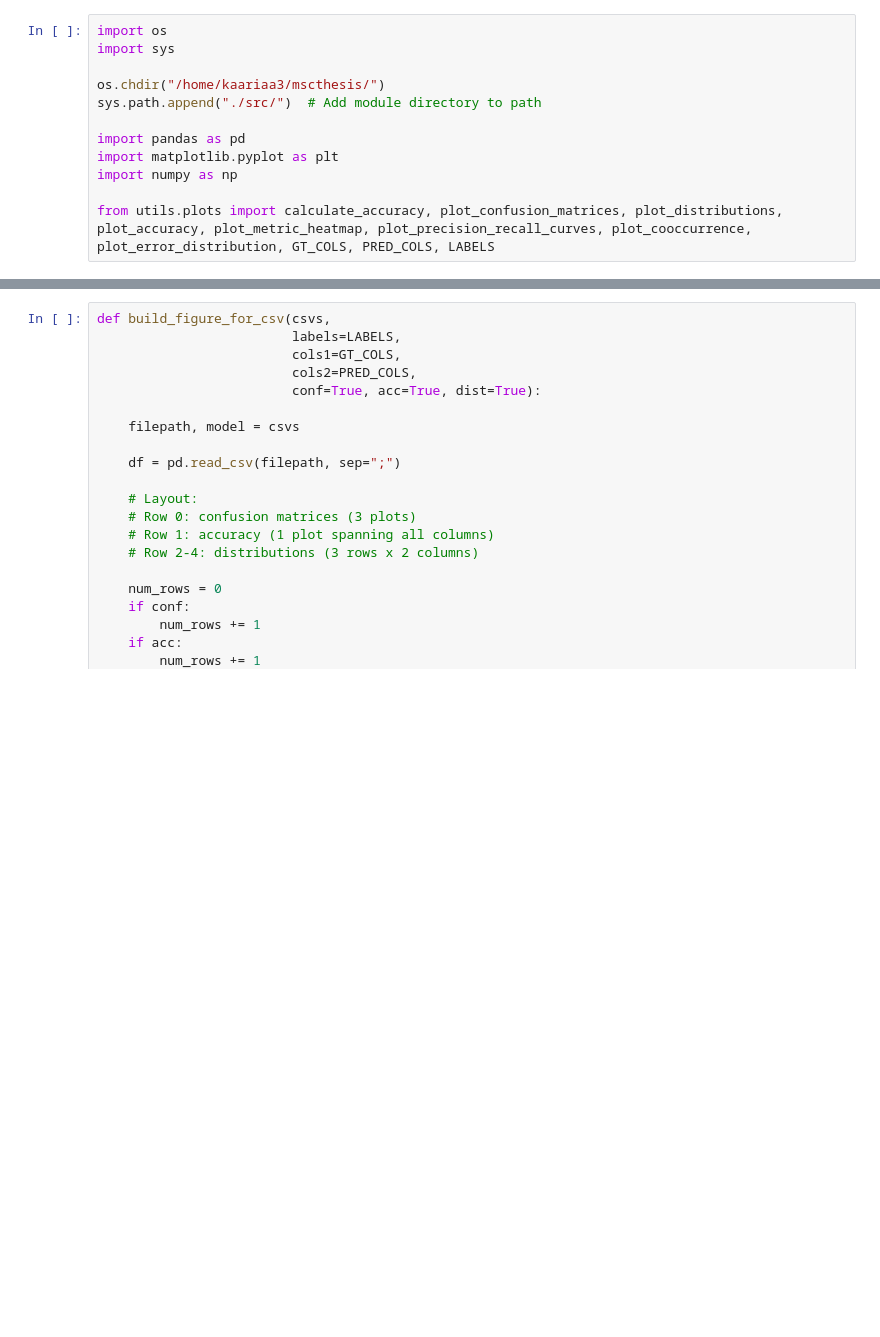
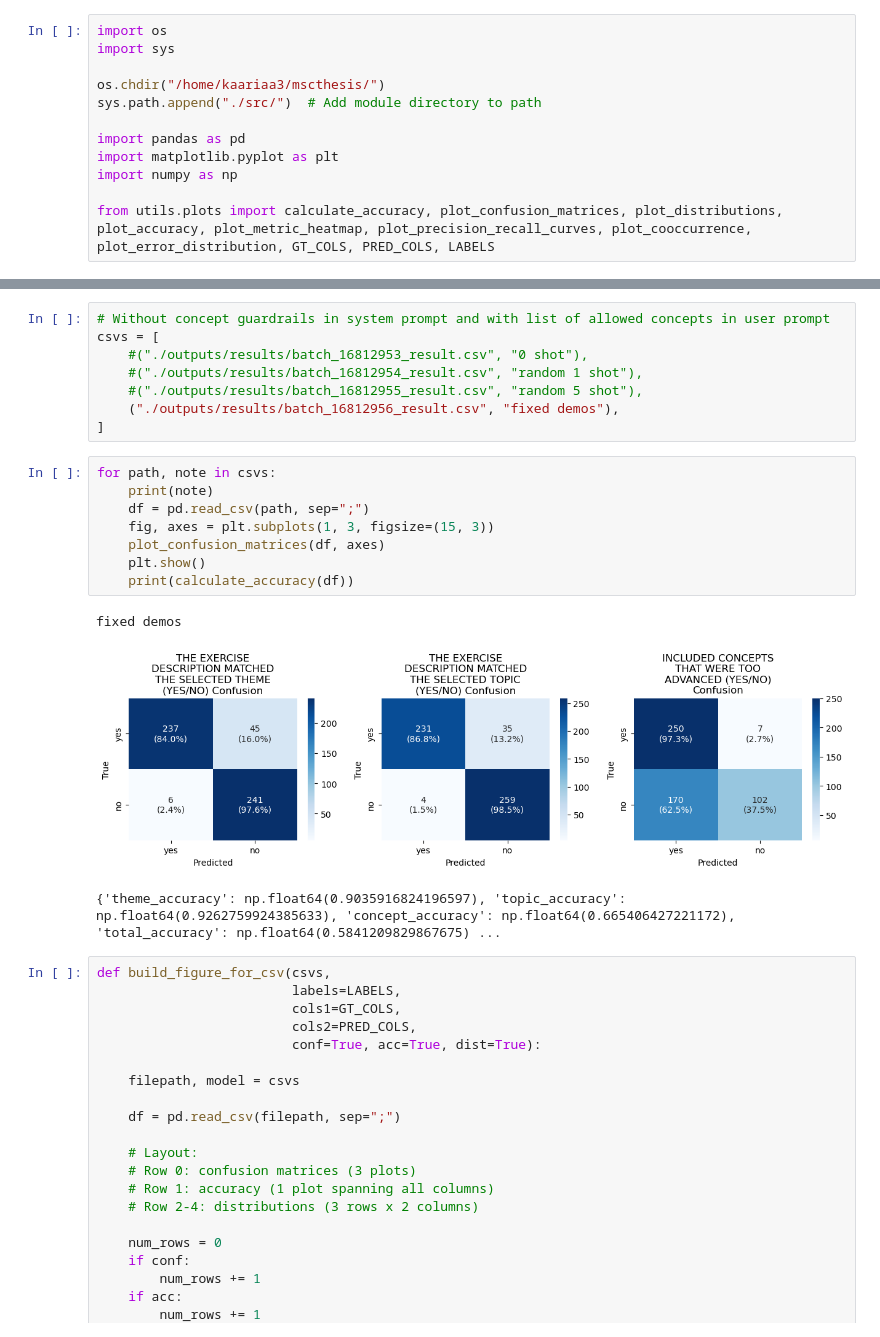
Before and after one commit to AleksiKaa/mscthesis, a Jupyter notebook: src/notebooks/results/compare_results.ipynb, the cells around one changed output, grey strips where cells are left out. Cells and saved outputs as stored; diff of their text form; blank space fills up the shorter version.

```diff
--- a/src/notebooks/results/compare_results.ipynb
+++ b/src/notebooks/results/compare_results.ipynb
@@ -64,3 +56,23 @@ plt.show()
+# %%
+# Without concept guardrails in system prompt and with list of allowed concepts in user prompt
+csvs = [
+    #("./outputs/results/batch_16812953_result.csv", "0 shot"),
+    #("./outputs/results/batch_16812954_result.csv", "random 1 shot"),
+    #("./outputs/results/batch_16812955_result.csv", "random 5 shot"),
+    ("./outputs/results/batch_16812956_result.csv", "fixed demos"),
+]
+# %%
+for path, note in csvs:
+    print(note)
+    df = pd.read_csv(path, sep=";")
+    fig, axes = plt.subplots(1, 3, figsize=(15, 3))
+    plot_confusion_matrices(df, axes)
+    plt.show()
+    print(calculate_accuracy(df))
+# %% [output]
+fixed demos
+[figure, added]
+{'theme_accuracy': np.float64(0.9035916824196597), 'topic_accuracy': np.float64(0.9262759924385633), 'concept_accuracy': np.float64(0.665406427221172), 'total_accuracy': np.float64(0.5841209829867675) ...
 # %%
 def build_figure_for_csv(csvs,
                          labels=LABELS,
```
Also changed, not shown: parts of 7 cells of this notebook, 1 other file.
